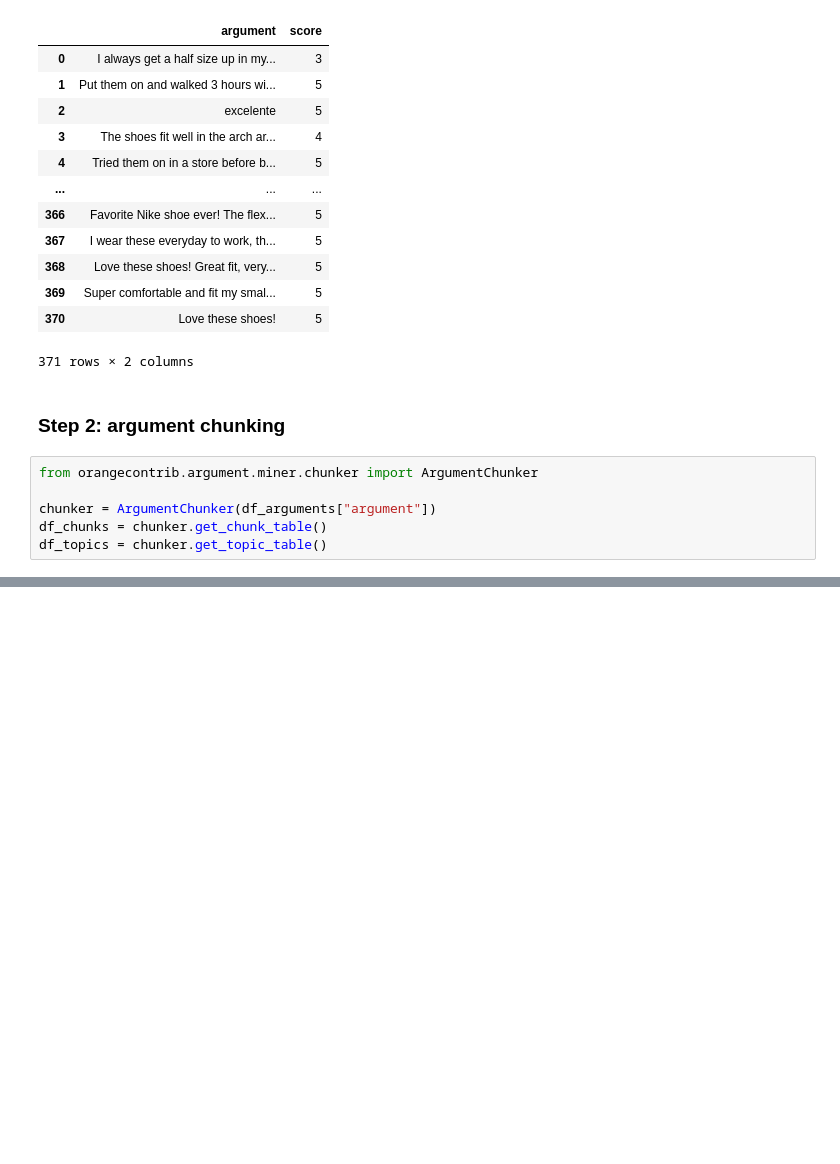
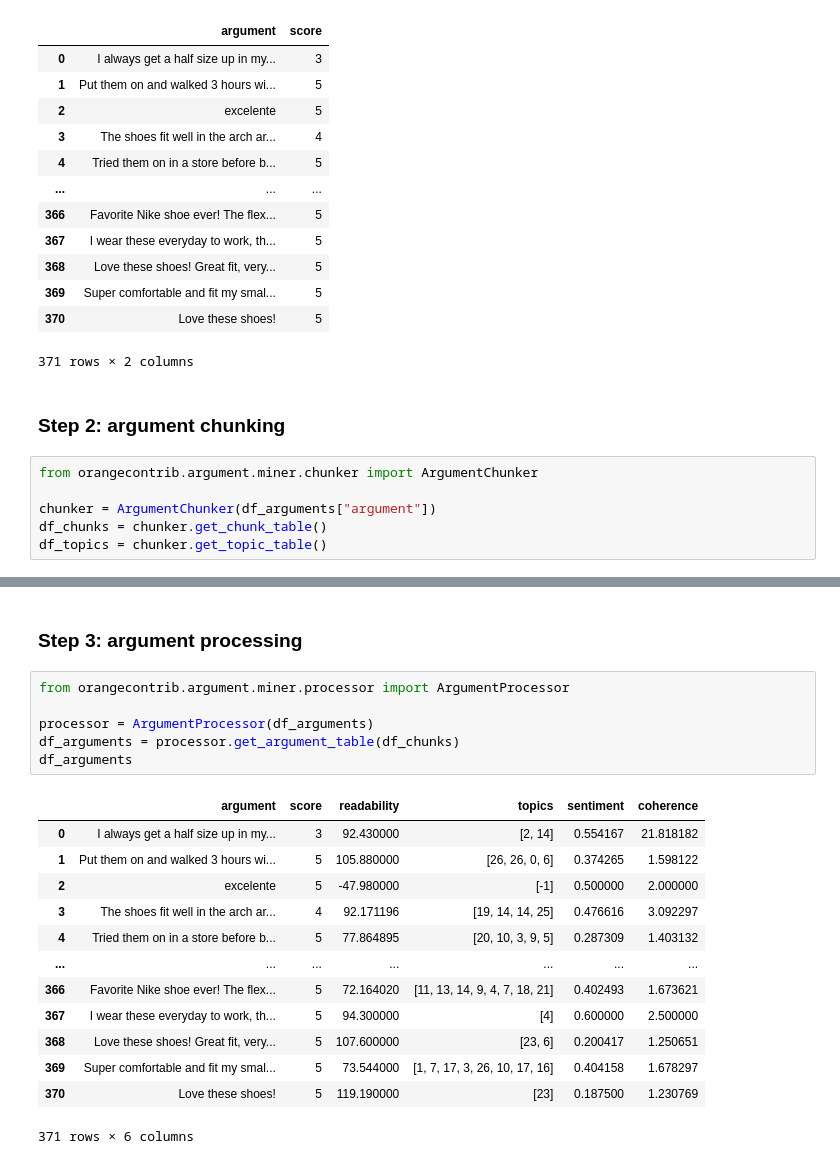
Before and after one commit to EyeofBeholder-NLeSC/orange3-argument, a Jupyter notebook: notebooks/tutorial.ipynb, the cells around one changed output, grey strips where cells are left out. Cells and saved outputs as stored; diff of their text form; blank space fills up the shorter version.

```diff
--- a/notebooks/tutorial.ipynb
+++ b/notebooks/tutorial.ipynb
@@ -91,0 +92,22 @@ df_topics
+# %% [markdown]
+### Step 3: argument processing
+# %%
+from orangecontrib.argument.miner.processor import ArgumentProcessor
+
+processor = ArgumentProcessor(df_arguments)
+df_arguments = processor.get_argument_table(df_chunks)
+df_arguments
+# %% [output]
+|  | argument | score | readability | topics | sentiment | coherence |
+| 0 | I always get a half size up in my... | 3 | 92.430000 | [2, 14] | 0.554167 | 21.818182 |
+| 1 | Put them on and walked 3 hours wi... | 5 | 105.880000 | [26, 26, 0, 6] | 0.374265 | 1.598122 |
+| 2 | excelente | 5 | -47.980000 | [-1] | 0.500000 | 2.000000 |
+| 3 | The shoes fit well in the arch ar... | 4 | 92.171196 | [19, 14, 14, 25] | 0.476616 | 3.092297 |
+| 4 | Tried them on in a store before b... | 5 | 77.864895 | [20, 10, 3, 9, 5] | 0.287309 | 1.403132 |
+| ... | ... | ... | ... | ... | ... | ... |
+| 366 | Favorite Nike shoe ever! The flex... | 5 | 72.164020 | [11, 13, 14, 9, 4, 7, 18, 21] | 0.402493 | 1.673621 |
+| 367 | I wear these everyday to work, th... | 5 | 94.300000 | [4] | 0.600000 | 2.500000 |
+| 368 | Love these shoes! Great fit, very... | 5 | 107.600000 | [23, 6] | 0.200417 | 1.250651 |
+| 369 | Super comfortable and fit my smal... | 5 | 73.544000 | [1, 7, 17, 3, 26, 10, 17, 16] | 0.404158 | 1.678297 |
+| 370 | Love these shoes! | 5 | 119.190000 | [23] | 0.187500 | 1.230769 |
+371 rows × 6 columns
```
Also changed, not shown: parts of 3 cells of this notebook, 1 other file.
